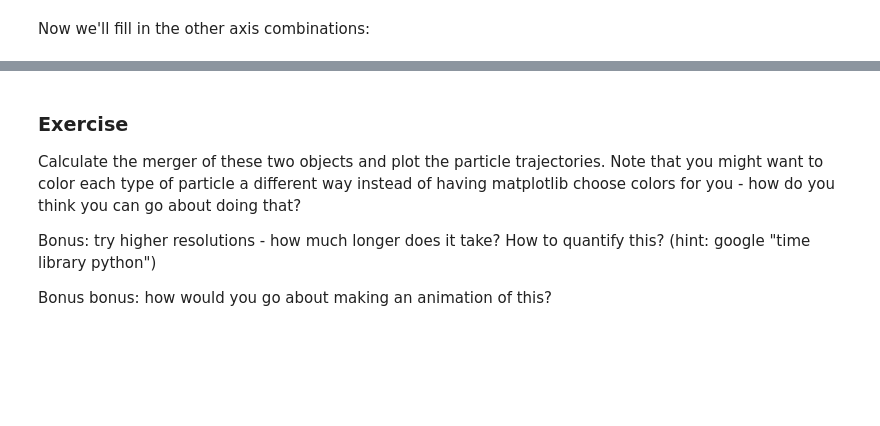
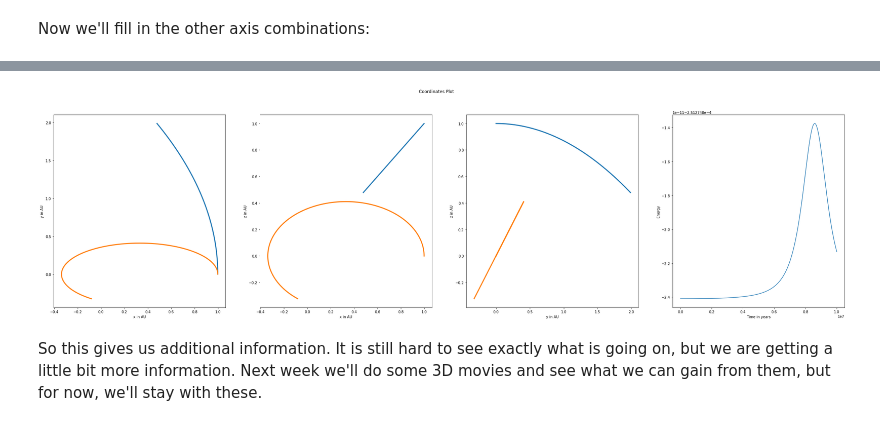
Before and after one commit to jnaiman/csci-p-14110, a Jupyter notebook: lesson05/_Part2_planetsIn3D_lesson05.ipynb, the cells around one changed output, grey strips where cells are left out. Drawn from its saved outputs; the diff is of its cells as text; code cells hidden in the pictures; blank space fills up the shorter version.

```diff
--- a/lesson05/_Part2_planetsIn3D_lesson05.ipynb
+++ b/lesson05/_Part2_planetsIn3D_lesson05.ipynb
@@ -36,7 +36,7 @@ planet_initial_velocity = np.array([ [0.0, 35,   0.0],
 We then call the Hermite solver as follows:
 # %%
 from hermite_library import do_hermite
-r_h, v_h, t_h, e_h = do_hermite(star_mass,
+r_h, v_h, t_h, E_h = do_hermite(star_mass,
                                 planet_masses,
                                 planet_initial_position,
                                 planet_initial_velocity,
@@ -290,10 +93,0 @@ masses, pos, vel = convert_galaxy_data(galaxy_data)
-# %%
-# import the galaxy library
-from hermite_library import do_hermite_galaxies
-
-# note: this will likely take a good long while
-# note that tfinal has changed - this is because our scales are very different!
-r_h, v_h, t_h, e_h = do_hermite_galaxies(masses, pos, vel, tfinal=0.001, Nsteps = 100)
-# %%
-t_h = t_h/(365.*24*60*60)
-e_h = (e_h-e_h[0])/e_h[0]
@@ -334,7 +94,40 @@ plt.show()
-# %% [markdown]
-### Exercise
-Calculate the merger of these two objects and plot the particle trajectories.  Note that you might want to color each type of particle a different way instead of having matplotlib choose colors for you - how do you think you can go about doing that?
-
-Bonus: try higher resolutions - how much longer does it take?  How to quantify this? (hint: google "time library python")
-
-Bonus bonus: how would you go about making an animation of this?
+# %%
+# now make 4 plots instead of 2, and make it 4x wide as tall
+fig, ax = plt.subplots(1, 4, figsize = (10*4, 10))
+fig.suptitle('Coordinates Plot')
+
+# X vs Y means 0th vs 1st coordinate axes
+# ax[0] means first plot
+# recall:
+# r_h[NUMBER OF PARTICLES, NUMBER COORDINATES (X,Y,Z), NUMBER OF TIMESTEPS]
+ax[0].set_xlabel('x in AU')
+ax[0].set_ylabel('y in AU')
+for i in range(len(planet_masses)):
+    ax[0].plot(r_h[i,0,:], r_h[i,1,:], lw=3)
+
+# X vs Z means 0th vs 2nd coordinate axes
+# ax[1] means 2nd plot
+ax[1].set_xlabel('x in AU')
+ax[1].set_ylabel('z in AU')
+for i in range(len(planet_masses)):
+    ax[1].plot(r_h[i,0,:], r_h[i,2,:], lw=3)
+
+# Y vs Z means 1th vs 2nd coordinate axes
+# ax[2] means 3rd plot
+ax[2].set_xlabel('y in AU')
+ax[2].set_ylabel('z in AU')
+for i in range(len(planet_masses)):
+    ax[2].plot(r_h[i,1,:], r_h[i,2,:], lw=3)
+
+
+# make *last* plot energy
+ax[3].set_xlabel('Time in years')
+ax[3].set_ylabel('Energy')
+# re-norm energy
+ax[3].plot(t_h, E_h)
+
+plt.show()
+# %% [output]
+[figure, added]
+# %% [markdown]
+So this gives us additional information.  It is still hard to see exactly what is going on, but we are getting a little bit more information.  Next week we'll do some 3D movies and see what we can gain from them, but for now, we'll stay with these.
```
Also changed, not shown: parts of 33 cells of this notebook, 31 other files.
